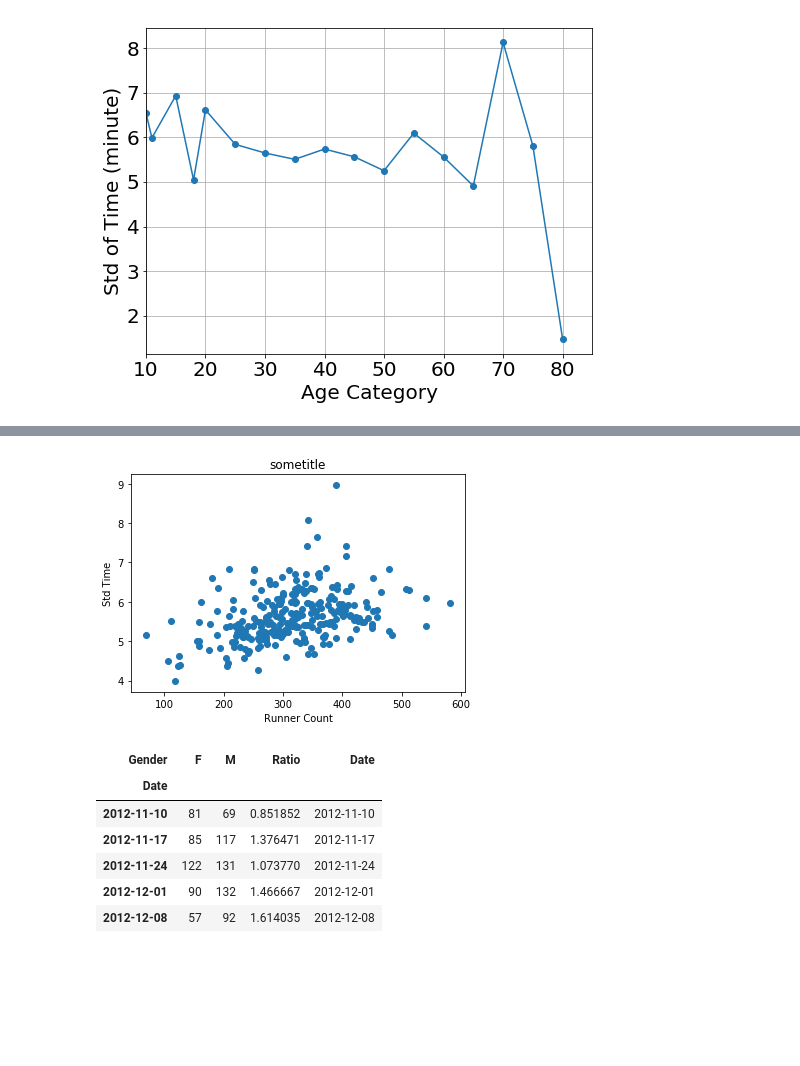
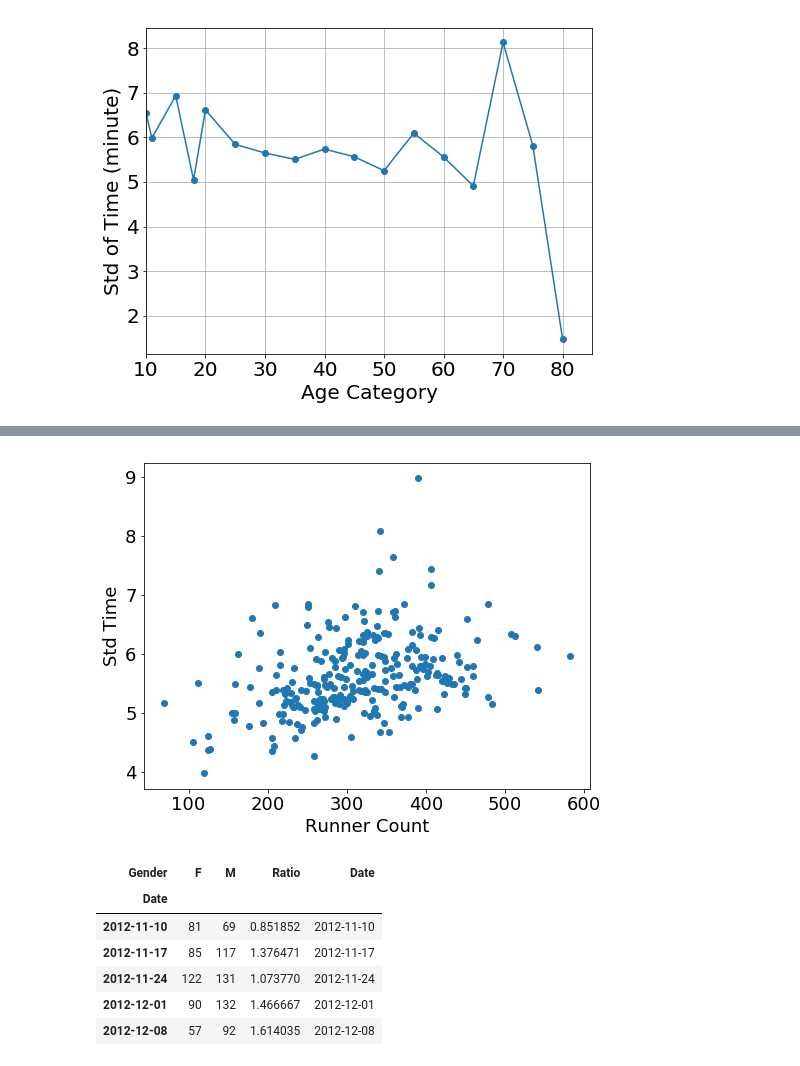
Before and after one commit to caffreit/testpark, a Jupyter notebook: Exploratory Analysis of MHide ParkRun Part 1.ipynb, the cells around one changed output, grey strips where cells are left out. Saved outputs shown, nothing was run; the diff lists cells and outputs as text; code cells hidden in the pictures; blank space fills up the shorter version.

```diff
--- a/Exploratory Analysis of MHide ParkRun Part 1.ipynb
+++ b/Exploratory Analysis of MHide ParkRun Part 1.ipynb
@@ -165,12 +212,15 @@ plt.show()
 # %%
 ystd = data.groupby('Date').std()['Time']
+plt.figure(figsize=(8,6))
 plt.scatter(x,ystd)
-plt.title('sometitle')
-plt.xlabel('Runner Count')
-plt.ylabel('Std Time')
+#plt.title('sometitle')
+plt.xlabel('Runner Count', fontsize=18)
+plt.ylabel('Std Time', fontsize=18)
+plt.xticks(fontsize=18)
+plt.yticks(fontsize=18)
 plt.show()
 # %% [output]
-[figure, old version]
+[figure, new version]
 # %%
 dft = data.groupby(['Date','Gender']).count()['Pos']
 dft = dft.unstack()
```
Also changed, not shown: parts of 30 cells of this notebook.
